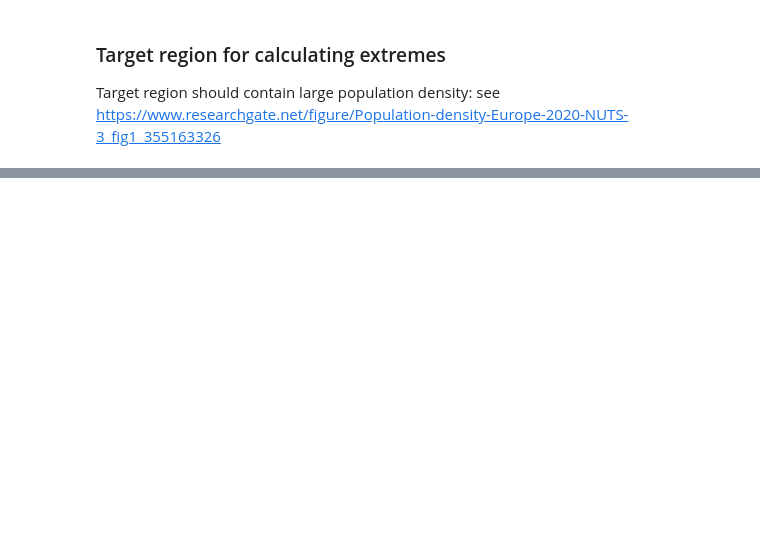
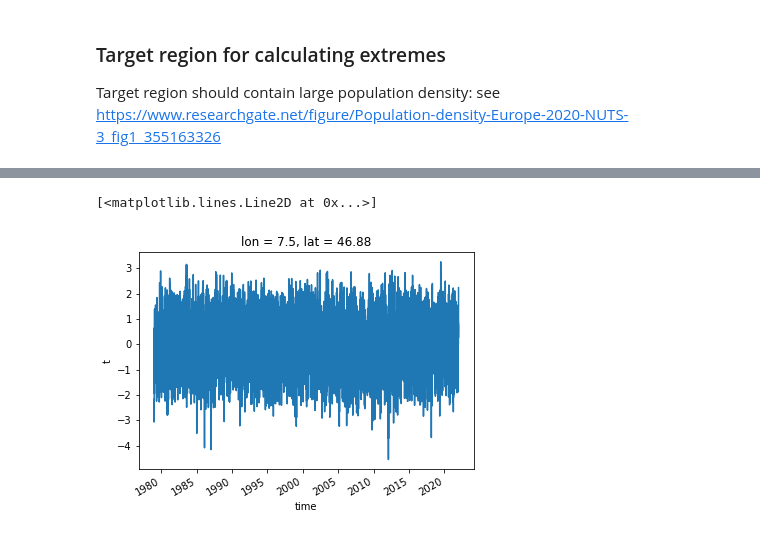
Before and after one commit to steidani/ParetoBoost, a Jupyter notebook: notebooks/00_preprocess_era5.ipynb, the cells around one changed output, grey strips where cells are left out. Cells and saved outputs as stored; diff of their text form; code cells hidden in the pictures; blank space fills up the shorter version.

```diff
--- a/notebooks/00_preprocess_era5.ipynb
+++ b/notebooks/00_preprocess_era5.ipynb
@@ -229,0 +304,3 @@ data.to_netcdf(f'{DATADIR}t2m/target_t2m_anom_land_daily_1979-2021_1.875.nc')
+# %%
+# daily mean
+data = data.resample(time='1D').mean()
@@ -229,0 +317,42 @@ data.to_netcdf(f'{DATADIR}t2m/target_t2m_anom_land_daily_1979-2021_1.875.nc')
+# %%
+# running window
+window = 31
+groupby = "dayofyear"
+
+# mean
+data_mean = data.sel(time=slice("1979-01-01", "2000-12-31")).groupby('time' + '.' + groupby).mean('time')
+data_mean = data_mean.chunk({'dayofyear': None})
+# add temporal periodicity
+data_mean = data_mean.pad(**{groupby:window}, mode='wrap')
+# rolling mean
+data_mean = data_mean.rolling(**{groupby:window}, center=True).mean()
+# remove periodicity
+data_mean = data_mean.isel(**{groupby:slice(window,-window)})
+
+
+# std
+data_std = data.sel(time=slice("1979-01-01", "2000-12-31")).groupby('time' + '.' + groupby).std('time')
+data_std = data_std.chunk({'dayofyear': None})
+# add temporal periodicity
+data_std = data_std.pad(**{groupby:window}, mode='wrap')
+# rolling mean
+data_std = data_std.rolling(**{groupby:window}, center=True).mean()
+# remove periodicity
+data_std = data_std.isel(**{groupby:slice(window,-window)})
+# %%
+# normalize data
+data = xr.apply_ufunc(
+    lambda x, m, s: (x - m) / s,
+    data.groupby('time' + '.' + groupby),
+    data_mean,
+    data_std,
+    dask = 'allowed', vectorize = True,
+)
+# %%
+# remove coordinate "dayofyear"
+data = data.drop("dayofyear")
+# %%
+data.t.sel(lon=7.5, lat=46.875).plot()
+# %% [output]
+[<matplotlib.lines.Line2D at 0x...>]
+[figure, added]
```
Also changed, not shown: parts of 17 cells of this notebook, 1 other file.
